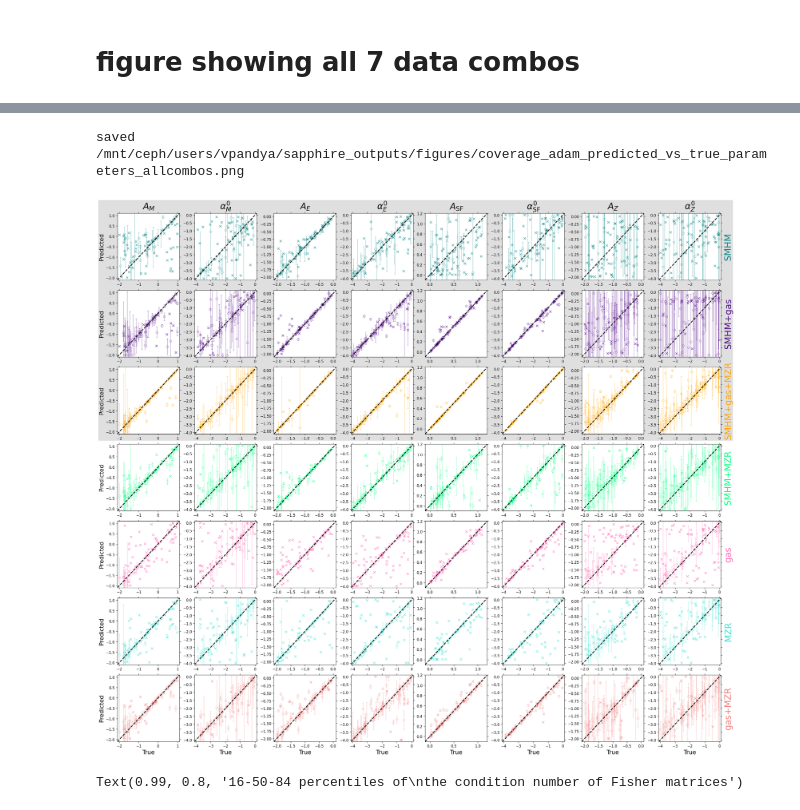
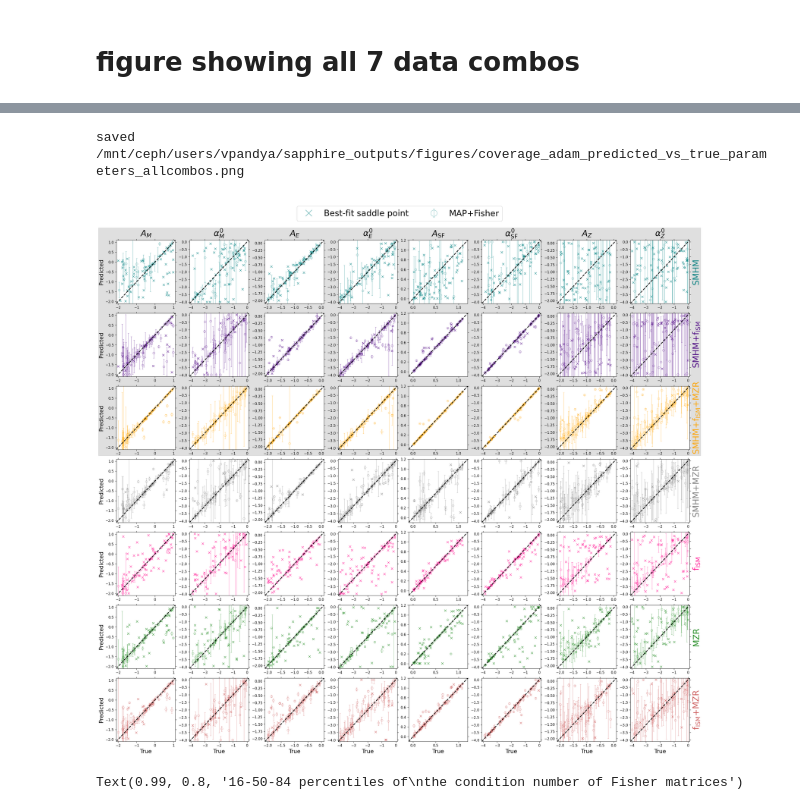
Before and after one commit to virajpandya/sapphire, a Jupyter notebook: demo/pandya26/plot_coverage_adam_map_fisher.ipynb, the cells around one changed output, grey strips where cells are left out. Drawn from its saved outputs; the diff is of its cells as text; code cells hidden in the pictures.

```diff
--- a/demo/pandya26/plot_coverage_adam_map_fisher.ipynb
+++ b/demo/pandya26/plot_coverage_adam_map_fisher.ipynb
@@ -249,7 +244,7 @@ for axnum,ax in enumerate(allax):
     ax_p.set_xticklabels(mockerr_labels, rotation=0,fontsize=16)
 
     ax_p.set_ylabel(r'%s Precision'%(par_labels[axnum]),fontsize=16,color='k')
-    ax_a.set_ylabel(r'%s Accuracy'%(par_labels[axnum]),fontsize=16,color='royalblue')
+    ax_a.set_ylabel(r'%s Bias'%(par_labels[axnum]),fontsize=16,color='royalblue')
 
     ax_p.tick_params(axis='y', colors='k')
     ax_a.tick_params(axis='y', colors='royalblue')
@@ -326,8 +321,8 @@ output_path = '/mnt/ceph/users/vpandya/sapphire_outputs'
 mocknums = jnp.arange(100)
 constraint_flags = ['100','110','111','101','010','001','011']
 # constraint_labels = [r'only $M_*/M_h$',r'with ISM $f_{\rm gas}$',r'with ISM MZR']
-constraint_labels = [r'SMHM','SMHM+gas',r'SMHM+gas+MZR','SMHM+MZR','gas','MZR','gas+MZR']
-constraint_colors = ['teal','indigo','orange','springgreen','hotpink','turquoise','lightcoral']
+constraint_labels = [r'SMHM',r'SMHM+f$_{\rm ISM}$',r'SMHM+f$_{\rm ISM}$+MZR',r'SMHM+MZR',r'f$_{\rm ISM}$',r'MZR',r'f$_{\rm ISM}$+MZR']
+constraint_colors = ['teal','indigo','orange','grey','deeppink','forestgreen','indianred']
 par_labels = [r'$A_M$',r'$\alpha_M^0$',r'$A_E$',r'$\alpha_E^0$',r'$A_{\rm SF}$',r'$\alpha_{\rm SF}^0$',r'$A_Z$',r'$\alpha_Z^0$']
 Npars = len(par_labels)
 
@@ -472,7 +468,8 @@ for j in range(8):
 
     # minima w/ fisher errors
     axes[0][j].errorbar(truths100[mask100], mus100[mask100], sigmas100[mask100],
-                    fmt="o", elinewidth=0.5, alpha=0.8,color='teal',mfc='none',capsize=2,mew=0.5)
+                    fmt="o", elinewidth=0.5, alpha=0.8,color='teal',mfc='none',capsize=2,mew=0.5,
+                        label='MAP+Fisher' if j==0 else '__none__')
     axes[1][j].errorbar(truths110[mask110], mus110[mask110], sigmas110[mask110],
                         fmt="o", elinewidth=0.5, alpha=0.8,color='indigo',mfc='none',capsize=2,mew=0.5)
     axes[2][j].errorbar(truths111[mask111], mus111[mask111], sigmas111[mask111],
@@ -488,7 +485,8 @@ for j in range(8):
                         fmt="o", elinewidth=0.5, alpha=0.8,color=constraint_colors[6],mfc='none',capsize=2,mew=0.5)
 
     ### non-minima
-    axes[0][j].plot(truths100[~mask100], mus100[~mask100],'x',color='teal',mew=1,alpha=0.8)
+    axes[0][j].plot(truths100[~mask100], mus100[~mask100],'x',color='teal',mew=1,alpha=0.8,
+                    label='Best-fit saddle point' if j==0 else '__none__')
     axes[1][j].plot(truths110[~mask110], mus110[~mask110],'x',color='indigo',mew=1,alpha=0.8)
     axes[2][j].plot(truths111[~mask111], mus111[~mask111],'x',color='orange',mew=1,alpha=0.8)
     axes[3][j].plot(truths101[~mask101], mus101[~mask101],'x',color=constraint_colors[3],mew=1,alpha=0.8)
@@ -517,34 +515,41 @@ for irow in range(7):
 
     axes[irow][0].set_ylabel('Predicted',fontsize=16)
 
 for icol in range(8):
     axes[6][icol].set_xlabel('True',fontsize=16)
 
 # Get bounding box of the top 3 rows
 fig.canvas.draw()
 
 axs = axes[:3, :].ravel()
 
 # collect tight bounding boxes (includes ticks/labels)
 bboxes = [ax.get_tightbbox(fig.canvas.get_renderer()) for ax in axs]
 
 # combine them
 bbox = Bbox.union(bboxes)
 
 # convert from display -> figure coordinates
 bbox_fig = bbox.transformed(fig.transFigure.inverted())
 
 rect = Rectangle((bbox_fig.x0, bbox_fig.y0),bbox_fig.width,bbox_fig.height,transform=fig.transFigure,
                  color="gray",alpha=0.25,zorder=-1)
 
 fig.add_artist(rect)
 
+# create an inset axis just above the top rows
+legend_ax = fig.add_axes([bbox_fig.x0,bbox_fig.y1 + 0.002,bbox_fig.width,0.05])
+legend_ax.axis("off")
+
+handles, labels = axes[0][0].get_legend_handles_labels()
+leg = legend_ax.legend(handles,labels,loc="center",ncol=2,fontsize=24,fancybox=True,markerscale=3)
+
 outfile = os.path.join(output_path,'figures','coverage_adam_predicted_vs_true_parameters_allcombos.png')
 plt.savefig(outfile,bbox_inches='tight',dpi=300,facecolor='w')
 print('saved %s'%outfile,flush=True)
 # %% [output]
 saved /mnt/ceph/users/vpandya/sapphire_outputs/figures/coverage_adam_predicted_vs_true_parameters_allcombos.png
-[figure, old version]
+[figure, new version]
 # %%
 def percentile_fishers(sigmas,mus):
 
```
Also changed, not shown: parts of 7 cells of this notebook, 3 other files.
